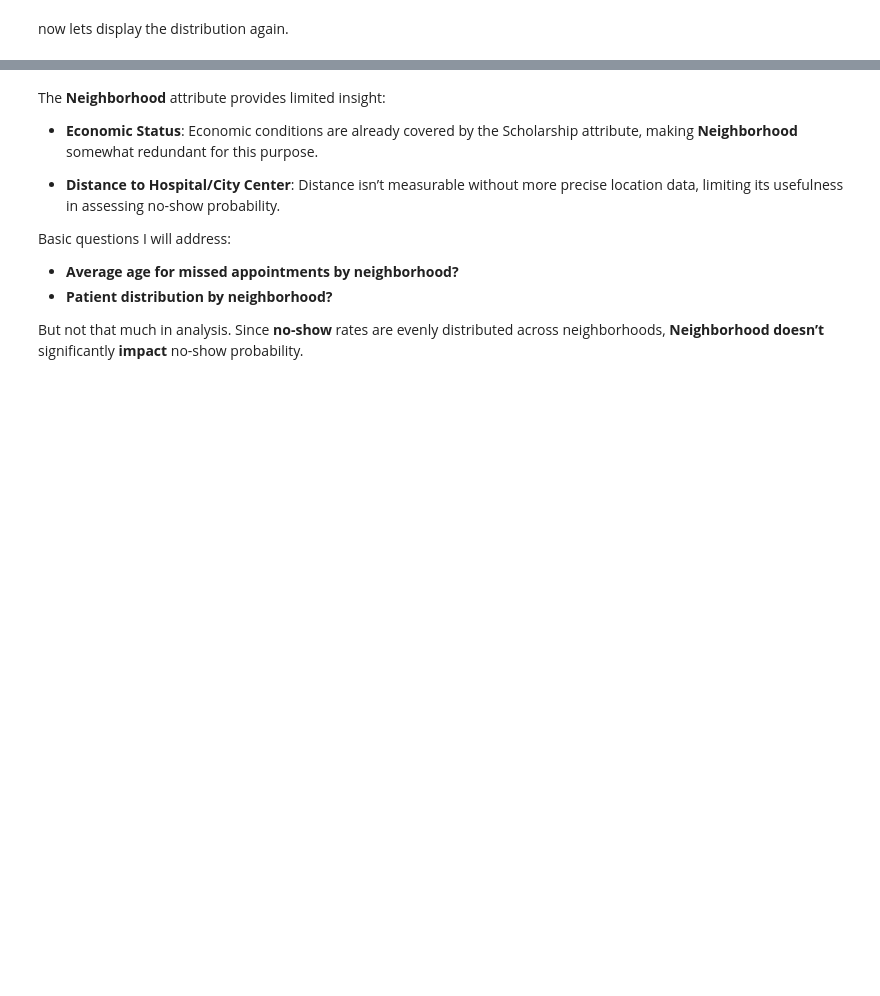
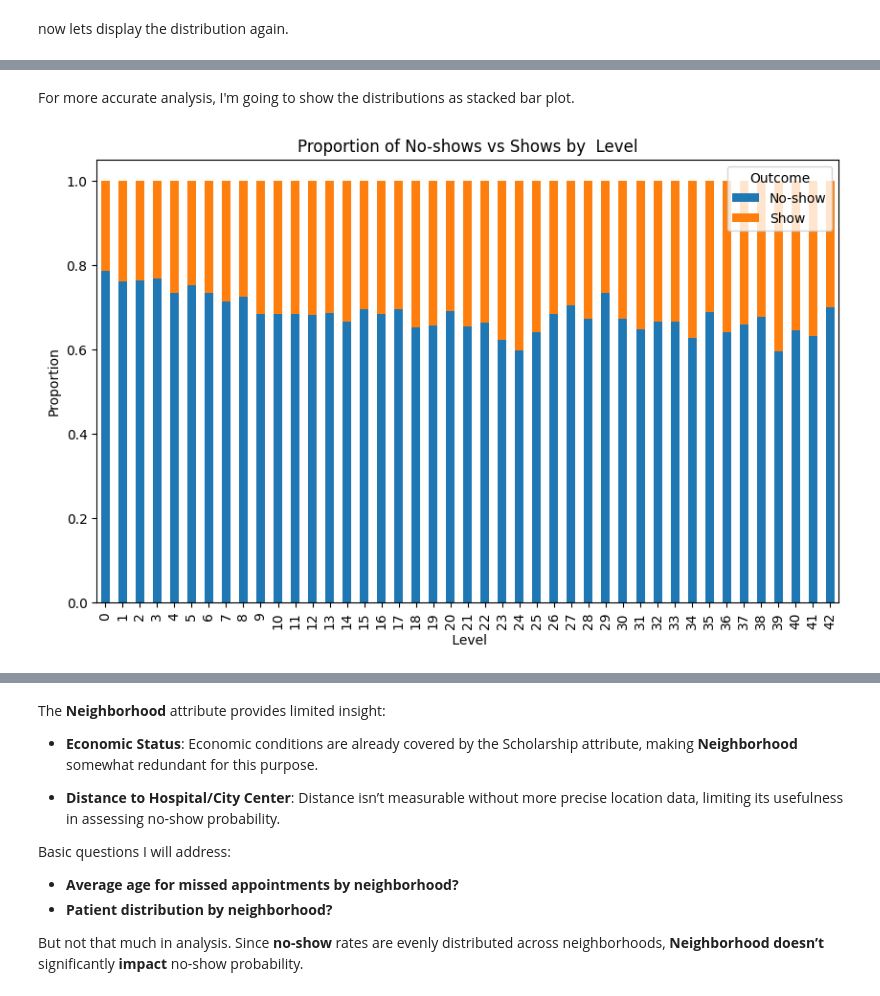
Before and after one commit to obadaDeg/investigate_dataset, a Jupyter notebook: Investigate_a_Dataset.ipynb, the cells around one changed output, grey strips where cells are left out. Saved outputs shown, nothing was run; the diff lists cells and outputs as text; code cells hidden in the pictures; blank space fills up the shorter version.

```diff
--- a/Investigate_a_Dataset.ipynb
+++ b/Investigate_a_Dataset.ipynb
@@ -749,0 +511,23 @@ plt.tight_layout()
+# %% [markdown]
+For more accurate analysis, I'm going to show the distributions as stacked bar plot.
+# %%
+df_filtered.groupby(
+    ["days_to_appointment", "no_show"], observed=False
+).size().unstack().div(
+    df_filtered.groupby(["days_to_appointment", "no_show"], observed=False)
+    .size()
+    .unstack()
+    .sum(axis=1),
+    axis=0,
+).plot(
+    kind="bar",
+    stacked=True,
+    figsize=(10, 6),
+    title=f"Proportion of No-shows vs Shows by  Level",
+)
+plt.ylabel("Proportion")
+plt.xlabel(f" Level")
+plt.legend(["No-show", "Show"], title="Outcome")
+plt.show()
+# %% [output]
+[figure, added]
```
Also changed, not shown: parts of 82 cells of this notebook, 1 other file.
